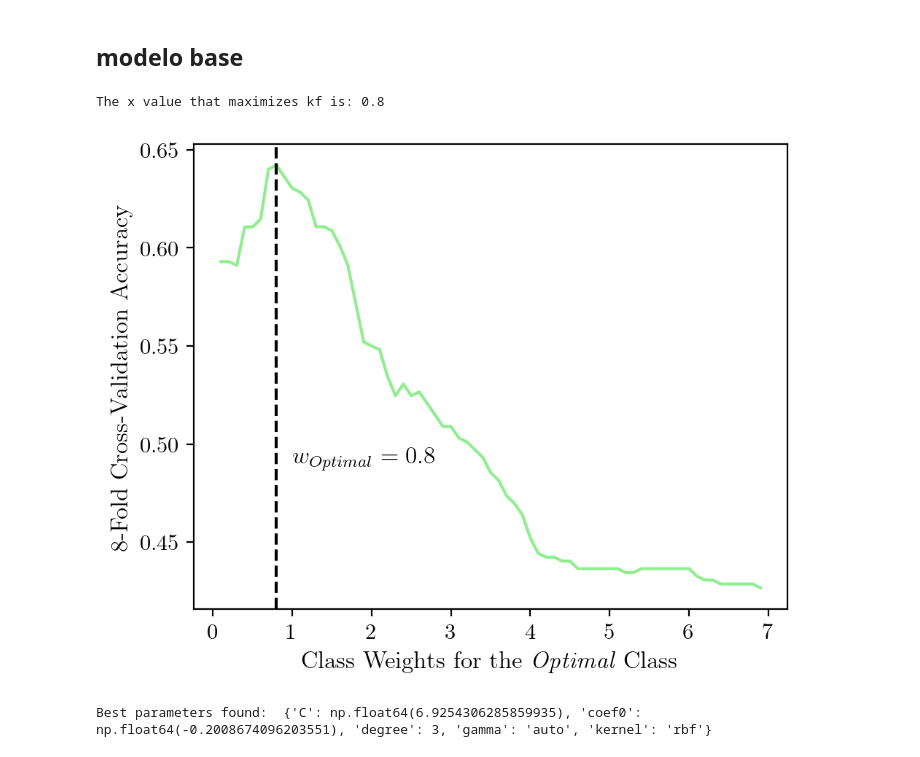
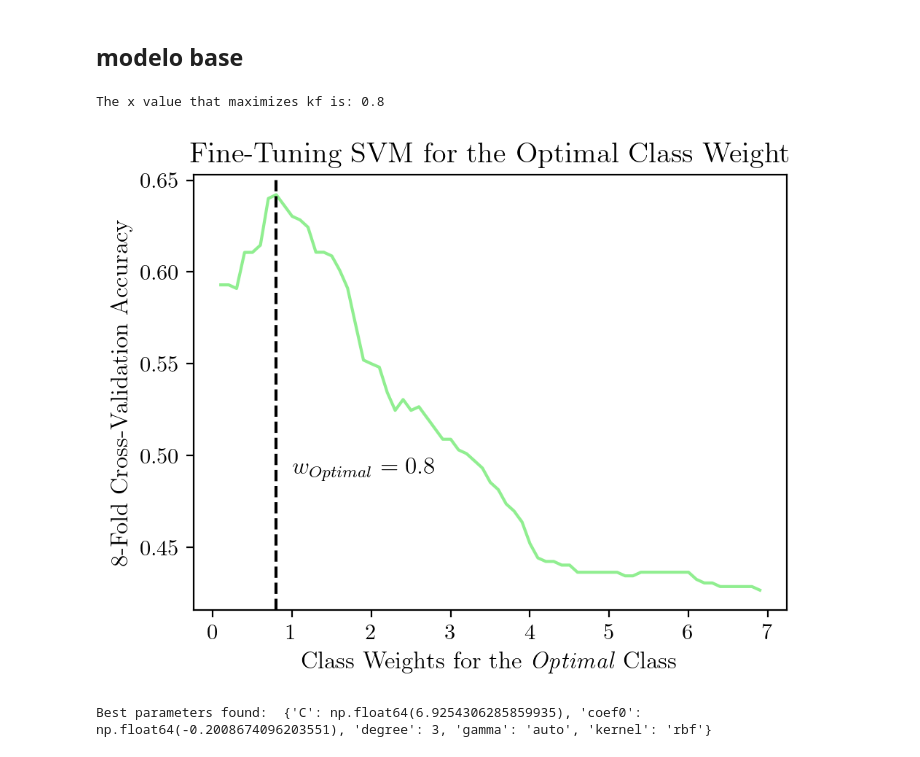
Before and after one commit to jepe06/Project-One---Fatigue-Index, a Jupyter notebook: Model SVM.ipynb, the cells around one changed output. Saved outputs shown, nothing was run; the diff lists cells and outputs as text; code cells hidden in the pictures.

```diff
--- a/Model SVM.ipynb
+++ b/Model SVM.ipynb
@@ -55,31 +55,32 @@ X_train.shape, X_test.shape
 # %%
 kf = []
 weights = np.arange(0.1, 7, 0.1)
 for wOP in weights:
     class_weights = {"Low/Minimal": 1, "Optimal": wOP, 'Risk/Caution': 1}  # Increase weight for Class 2
     svc = SVC(class_weight=class_weights)
     scores = cross_val_score(svc, X_train, y_train, cv=8, scoring='accuracy')
     kf.append(scores.mean())
 plt.plot(weights, kf, color="lightgreen")
 plt.xlabel(r'Class Weights for the \textit{Optimal} Class')
 plt.xticks(np.arange(0, 8, 1))
 # reta vertical para o valor maximo
 plt.axvline(x=weights[np.argmax(kf)], color='black', linestyle='--')
 plt.text(np.round(weights[np.argmax(kf)], 2) + .2, 0.49,
          s=r'$w_{Optimal} = ' + str(round(weights[np.argmax(kf)], 2)) + r'$')
 plt.ylabel('8-Fold Cross-Validation Accuracy')
+plt.title('Fine-Tuning SVM for the Optimal Class Weight')
 plt.tight_layout()
 plt.savefig("assets/SVM_OptimalWeight", transparent=True)
 
 max_index = np.argmax(kf)
 
 # Find the corresponding x value
 x_max = weights[max_index]
 
 print("The x value that maximizes kf is:", x_max)
 # %% [output]
 The x value that maximizes kf is: 0.8
-[figure, old version]
+[figure, new version]
 # %%
 # Define parameter distribution
 param_dist = {
```
Also changed, not shown: parts of 2 cells of this notebook, 35 other files.
